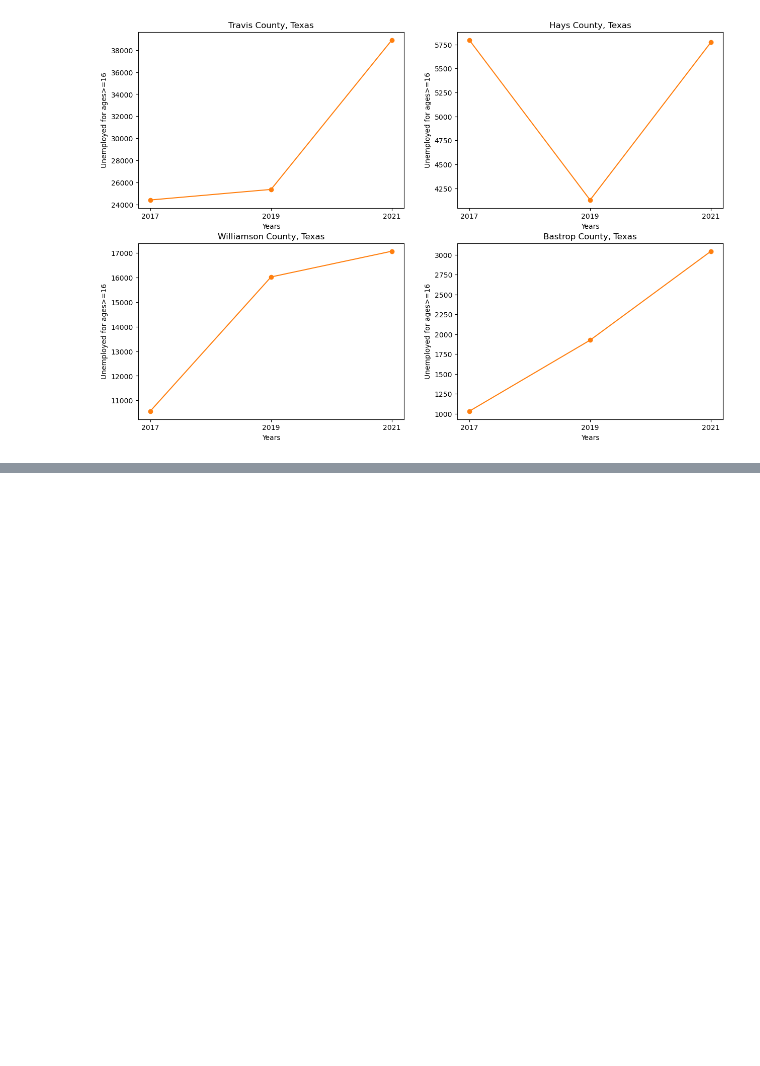
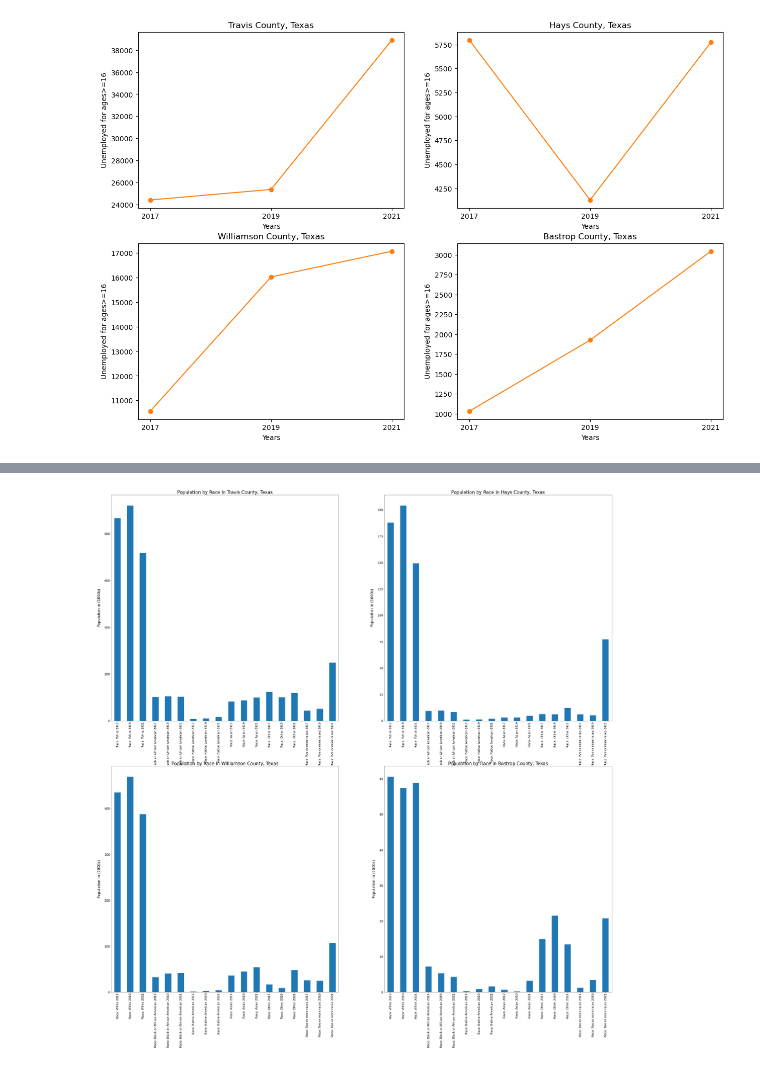
Before and after one commit to alejandro-davila/Project1_Team6_Austin_Analysis, a Jupyter notebook: updated_cencusdata.ipynb, the cells around one changed output, grey strips where cells are left out. Cells and saved outputs as stored; diff of their text form; code cells hidden in the pictures; blank space fills up the shorter version.

```diff
--- a/updated_cencusdata.ipynb
+++ b/updated_cencusdata.ipynb
@@ -211,3 +211,12 @@ axs[1,1].set_ylabel('Unemployed for ages>=16')
 plt.show()
 # %% [output]
 [figure]
+# %%
+race_df  = census_combined_df[['Race: White 2017','Race: White 2019','Race: White 2021',
+                    'Race: Black or African American 2017','Race: Black or African American 2019','Race: Black or African American 2021',
+                    'Race: Native American 2017','Race: Native American 2019','Race: Native American 2021',
+                    'Race: Asian 2017','Race: Asian 2019','Race: Asian 2021',
+                    'Race: Other 2017','Race: Other 2019','Race: Other 2021',
+                    'Race: Two or more races 2017','Race: Two or more races 2019','Race: Two or more races 2021'
+                   ]].copy().T
+race_df
@@ -213,0 +241,34 @@ plt.show()
+# %%
+travis_c = race_df['Travis County, Texas'].astype(int)
+hayes_c = race_df['Hays County, Texas'].astype(int)
+will_c = race_df['Williamson County, Texas'].astype(int)
+bast_c = race_df['Bastrop County, Texas'].astype(int)
+
+fig, axs = plt.subplots(2, 2, figsize=(50, 50))
+
+travis_c = travis_c / 1000
+travis_c.plot.bar(ax=axs[0,0])
+axs[0,0].set_title('Population by Race in Travis County, Texas', fontsize=25)
+axs[0,0].set_ylabel('Population in (1000s)', fontsize=20, labelpad=20)
+axs[0,0].tick_params(axis='both', labelsize=16)
+
+hayes_c = hayes_c / 1000
+hayes_c.plot.bar(ax=axs[0,1])
+axs[0,1].set_title('Population by Race in Hays County, Texas', fontsize=25)
+axs[0,1].set_ylabel('Population in (1000s)', fontsize=20, labelpad=20)
+axs[0,1].tick_params(axis='both', labelsize=16)
+
+will_c = will_c / 1000
+will_c.plot.bar(ax=axs[1,0])
+axs[1,0].set_title('Population by Race in Williamson County, Texas', fontsize=25)
+axs[1,0].set_ylabel('Population in (1000s)', fontsize=20, labelpad=20)
+axs[1,0].tick_params(axis='both', labelsize=16)
+
+bast_c = bast_c / 1000
+bast_c.plot.bar(ax=axs[1,1])
+axs[1,1].set_title('Population by Race in Bastrop County, Texas', fontsize=25)
+axs[1,1].set_ylabel('Population in (1000s)', fontsize=20, labelpad=20)
+axs[1,1].tick_params(axis='both', labelsize=16)
+plt.show()
+# %% [output]
+[figure, added]
```
Also changed, not shown: parts of 1 cell of this notebook.
